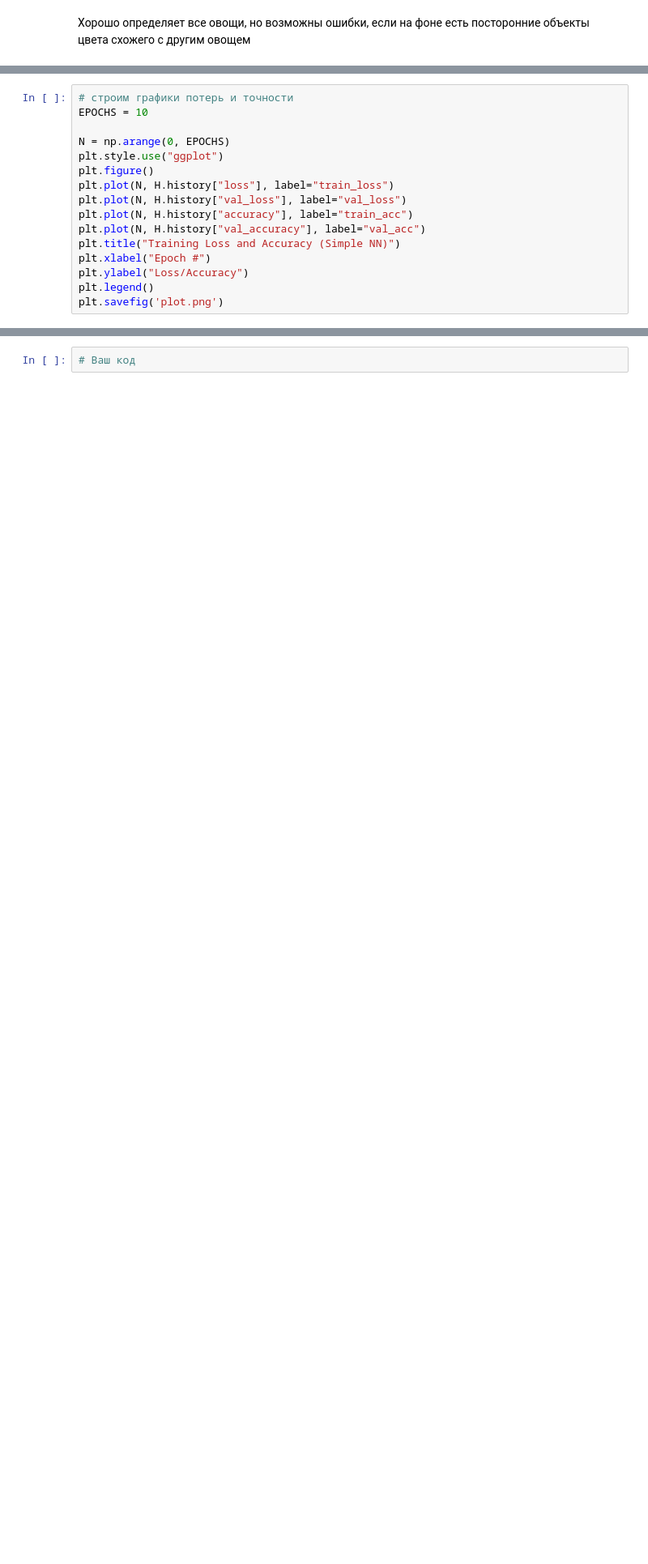
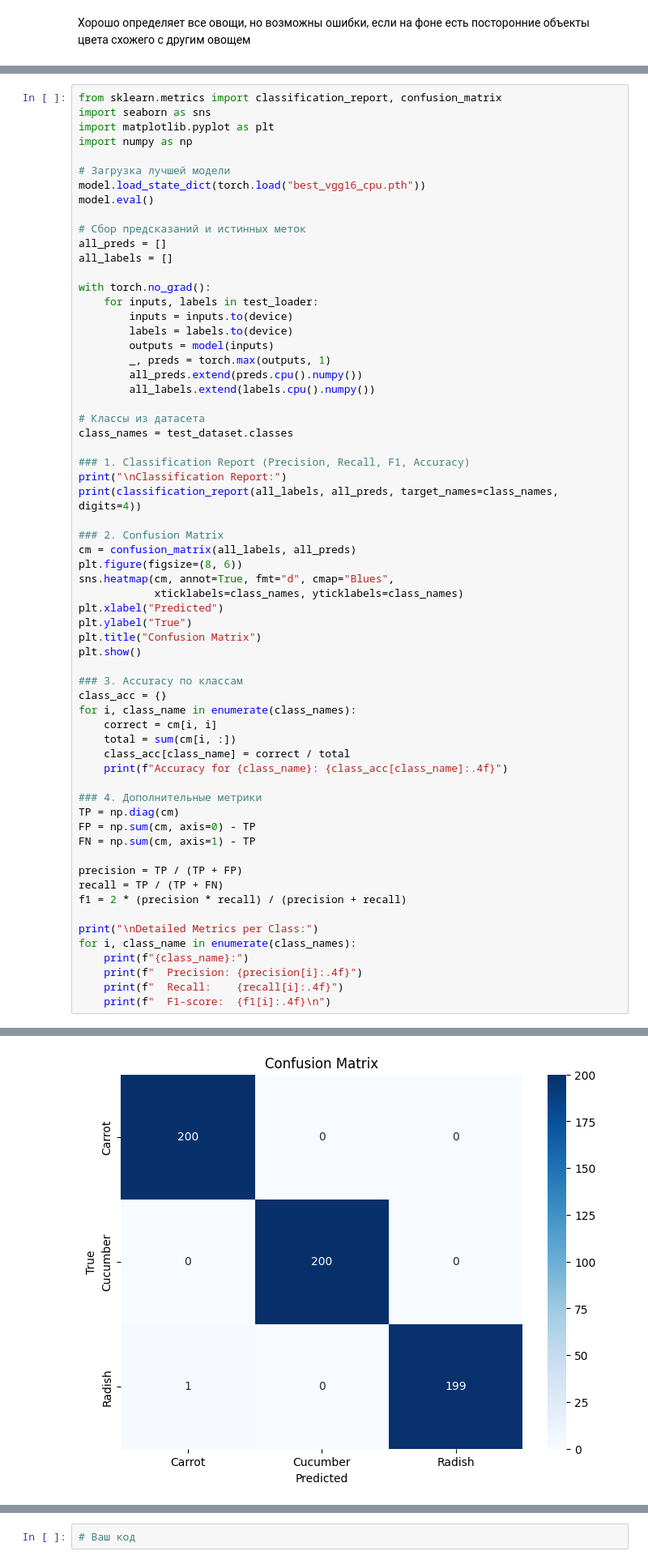
Before and after one commit to cuzmyk/machine_learning, a Jupyter notebook: 2s_3pr.ipynb, the cells around one changed output, grey strips where cells are left out. Shown: that part at 81% size. Saved outputs shown, nothing was run; the diff lists cells and outputs as text; blank space fills up the shorter version.

```diff
--- a/2s_3pr.ipynb
+++ b/2s_3pr.ipynb
@@ -690,16 +560,0 @@ plt.show()
-# %%
-# строим графики потерь и точности
-EPOCHS = 10
-
-N = np.arange(0, EPOCHS)
-plt.style.use("ggplot")
-plt.figure()
-plt.plot(N, H.history["loss"], label="train_loss")
-plt.plot(N, H.history["val_loss"], label="val_loss")
-plt.plot(N, H.history["accuracy"], label="train_acc")
-plt.plot(N, H.history["val_accuracy"], label="val_acc")
-plt.title("Training Loss and Accuracy (Simple NN)")
-plt.xlabel("Epoch #")
-plt.ylabel("Loss/Accuracy")
-plt.legend()
-plt.savefig('plot.png')
@@ -760,0 +700,64 @@ This share link expires in 72 hours. For free permanent hosting and GPU upgrades
+# %%
+from sklearn.metrics import classification_report, confusion_matrix
+import seaborn as sns
+import matplotlib.pyplot as plt
+import numpy as np
+
+# Загрузка лучшей модели
+model.load_state_dict(torch.load("best_vgg16_cpu.pth"))
+model.eval()
+
+# Сбор предсказаний и истинных меток
+all_preds = []
+all_labels = []
+
+with torch.no_grad():
+    for inputs, labels in test_loader:
+        inputs = inputs.to(device)
+        labels = labels.to(device)
+        outputs = model(inputs)
+        _, preds = torch.max(outputs, 1)
+        all_preds.extend(preds.cpu().numpy())
+        all_labels.extend(labels.cpu().numpy())
+
+# Классы из датасета
+class_names = test_dataset.classes
+
+### 1. Classification Report (Precision, Recall, F1, Accuracy)
+print("\nClassification Report:")
+print(classification_report(all_labels, all_preds, target_names=class_names, digits=4))
+
+### 2. Confusion Matrix
+cm = confusion_matrix(all_labels, all_preds)
+plt.figure(figsize=(8, 6))
+sns.heatmap(cm, annot=True, fmt="d", cmap="Blues",
+            xticklabels=class_names, yticklabels=class_names)
+plt.xlabel("Predicted")
+plt.ylabel("True")
+plt.title("Confusion Matrix")
+plt.show()
+
+### 3. Accuracy по классам
+class_acc = {}
+for i, class_name in enumerate(class_names):
+    correct = cm[i, i]
+    total = sum(cm[i, :])
+    class_acc[class_name] = correct / total
+    print(f"Accuracy for {class_name}: {class_acc[class_name]:.4f}")
+
+### 4. Дополнительные метрики
+TP = np.diag(cm)
+FP = np.sum(cm, axis=0) - TP
+FN = np.sum(cm, axis=1) - TP
+
+precision = TP / (TP + FP)
+recall = TP / (TP + FN)
+f1 = 2 * (precision * recall) / (precision + recall)
+
+print("\nDetailed Metrics per Class:")
+for i, class_name in enumerate(class_names):
+    print(f"{class_name}:")
+    print(f"  Precision: {precision[i]:.4f}")
+    print(f"  Recall:    {recall[i]:.4f}")
+    print(f"  F1-score:  {f1[i]:.4f}\n")
+# %% [output]
@@ -760,0 +774 @@ This share link expires in 72 hours. For free permanent hosting and GPU upgrades
+[figure, added]
```
Also changed, not shown: parts of 40 cells of this notebook.
